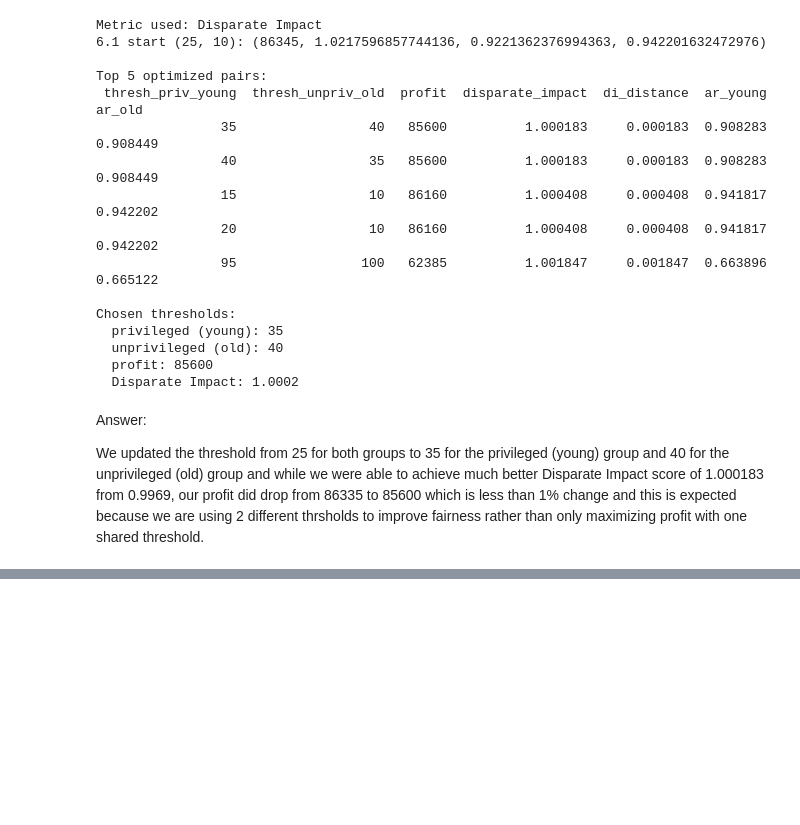
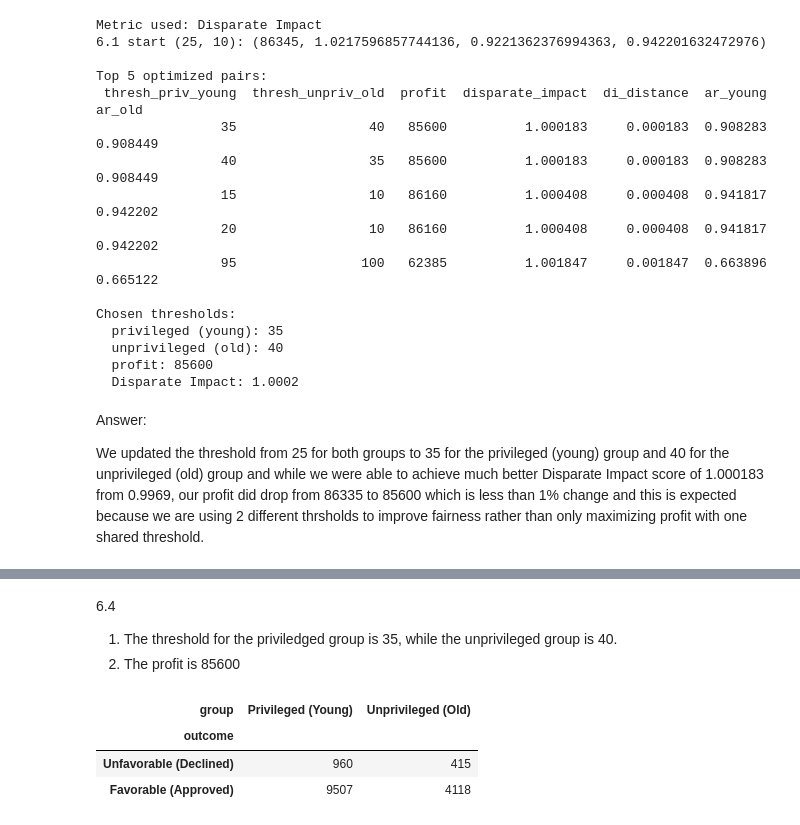
Before and after one commit to lukeckk/CS6603_2026_Summer, a Jupyter notebook: Fairness_and_Bias_Assignment/fairness_bias.ipynb, the cells around one changed output, grey strips where cells are left out. Drawn from its saved outputs; the diff is of its cells as text; code cells hidden in the pictures; blank space fills up the shorter version.

```diff
--- a/Fairness_and_Bias_Assignment/fairness_bias.ipynb
+++ b/Fairness_and_Bias_Assignment/fairness_bias.ipynb
@@ -383,0 +416,28 @@ We updated the threshold from 25 for both groups to 35 for the privileged (young
+# %% [markdown]
+6.4
+1. The threshold for the priviledged group is 35, while the unprivileged group is 40.
+2. The profit is 85600
+# %%
+# 6.5 Favorable vs Unfavorable by group (new thresholds)
+from IPython.display import display, HTML
+
+thresh_priv = 35    # young
+thresh_unpriv = 40  # old
+
+train = train_df.copy()
+train['group'] = np.where(train['AGE'] < 40, 'Privileged (Young)', 'Unprivileged (Old)')
+train['outcome'] = np.where(
+    ((train['AGE'] < 40) & (train['creditworthiness'] >= thresh_priv)) |
+    ((train['AGE'] >= 40) & (train['creditworthiness'] >= thresh_unpriv)),
+    'Favorable (Approved)',
+    'Unfavorable (Declined)'
+)
+
+table_6_5 = pd.crosstab(train['outcome'], train['group'])
+table_6_5 = table_6_5.reindex(['Unfavorable (Declined)', 'Favorable (Approved)'])
+display(HTML(table_6_5.to_html(border=1)))
+# %% [output]
+| group | Privileged (Young) | Unprivileged (Old) |
+| outcome |  |  |
+| Unfavorable (Declined) | 960 | 415 |
+| Favorable (Approved) | 9507 | 4118 |
```
Also changed, not shown: parts of 1 cell of this notebook.
